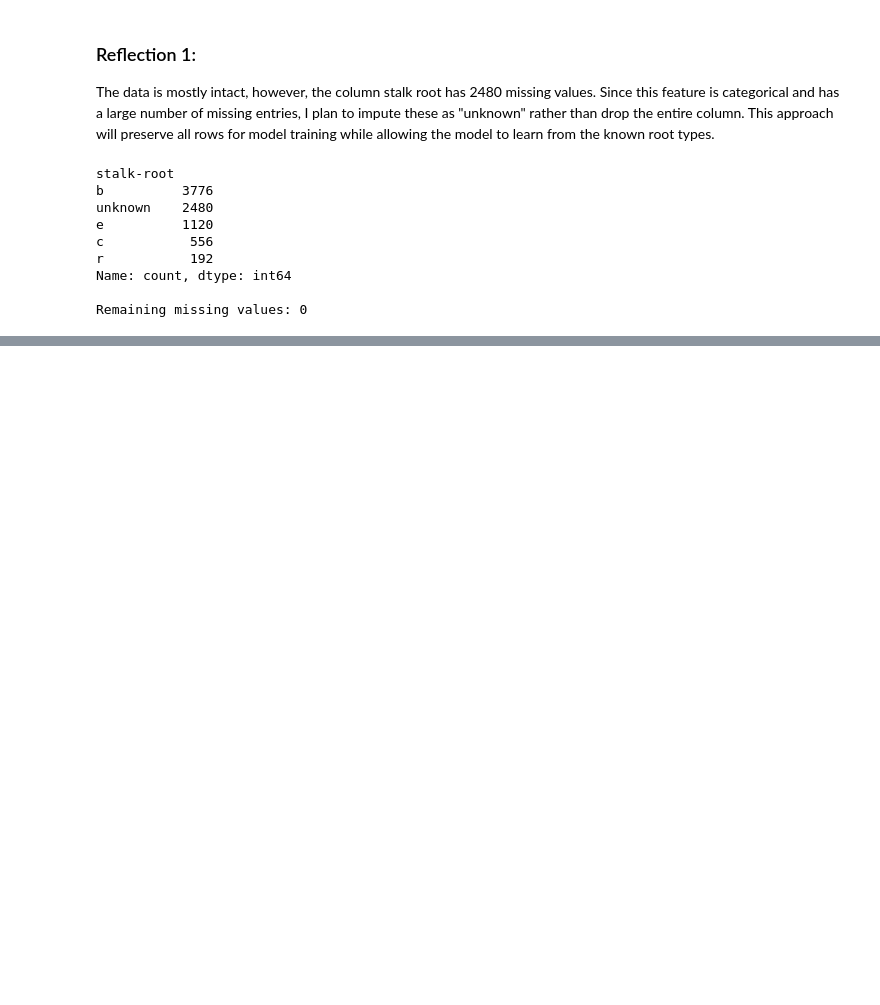
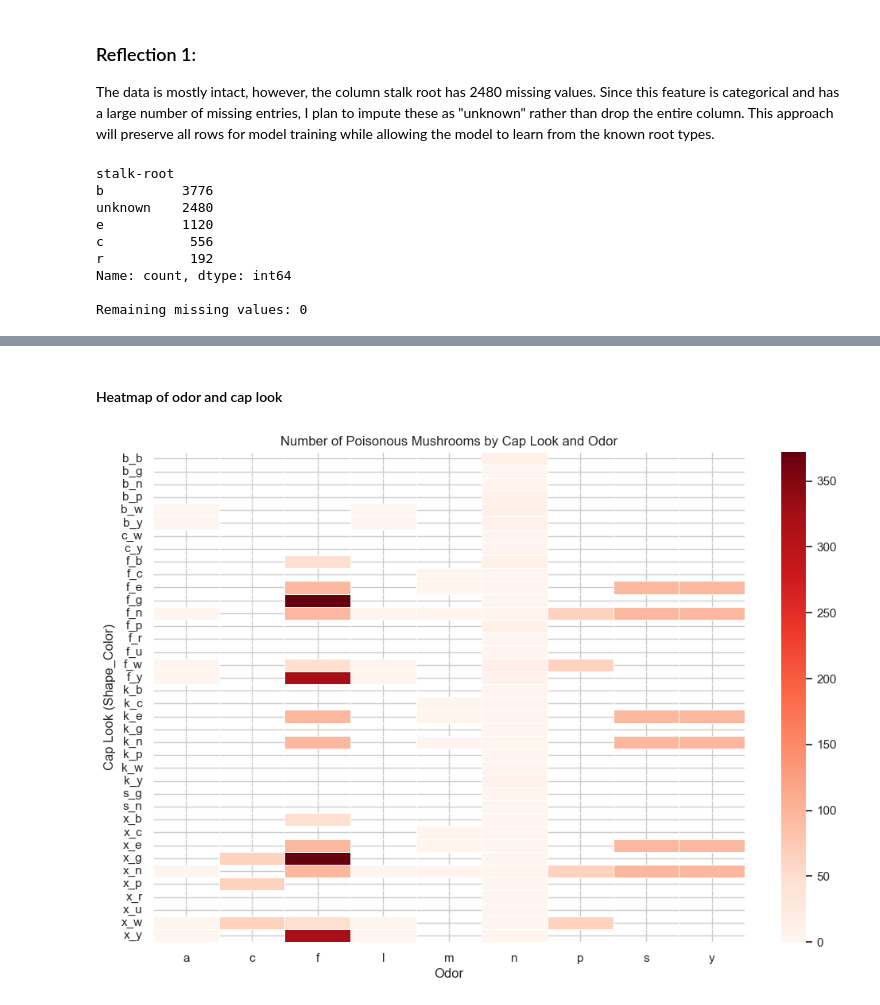
Before and after one commit to LFoster03/ml-midterm-foster, a Jupyter notebook: classification_foster.ipynb, the cells around one changed output, grey strips where cells are left out. Saved outputs shown, nothing was run; the diff lists cells and outputs as text; code cells hidden in the pictures; blank space fills up the shorter version.

```diff
--- a/classification_foster.ipynb
+++ b/classification_foster.ipynb
@@ -159,0 +209,12 @@ Remaining missing values: 0
+# %%
+# Handle missing values in 'stalk-root'
+mushroom_df['stalk-root'] = mushroom_df['stalk-root'].fillna('unknown')
+
+# Verify missing values are gone
+print("Remaining missing values in stalk-root:", mushroom_df['stalk-root'].isna().sum())
+
+# Create new feature 'cap_look' (cap-shape + cap-color)
+mushroom_df['cap_look'] = mushroom_df['cap-shape'] + "_" + mushroom_df['cap-color']
+
+# Preview the new feature
+display(mushroom_df[['cap-shape', 'cap-color', 'cap_look']].head(10))
@@ -159,0 +310,15 @@ Remaining missing values: 0
+# %% [markdown]
+#### Heatmap of odor and cap look
+# %%
+# Pivot table for heatmap: rows = cap_look, columns = odor, values = count of poisonous mushrooms
+heatmap_data = pd.crosstab(mushroom_df['cap_look'], mushroom_df['odor'],
+                           values=(mushroom_df['poisonous'] == 'p').astype(int), aggfunc='sum')
+
+plt.figure(figsize=(12,8))
+sns.heatmap(heatmap_data, cmap='Reds', linewidths=0.5)
+plt.title("Number of Poisonous Mushrooms by Cap Look and Odor")
+plt.ylabel("Cap Look (Shape_Color)")
+plt.xlabel("Odor")
+plt.show()
+# %% [output]
+[figure, added]
```
Also changed, not shown: parts of 20 cells of this notebook, 1 other file.
